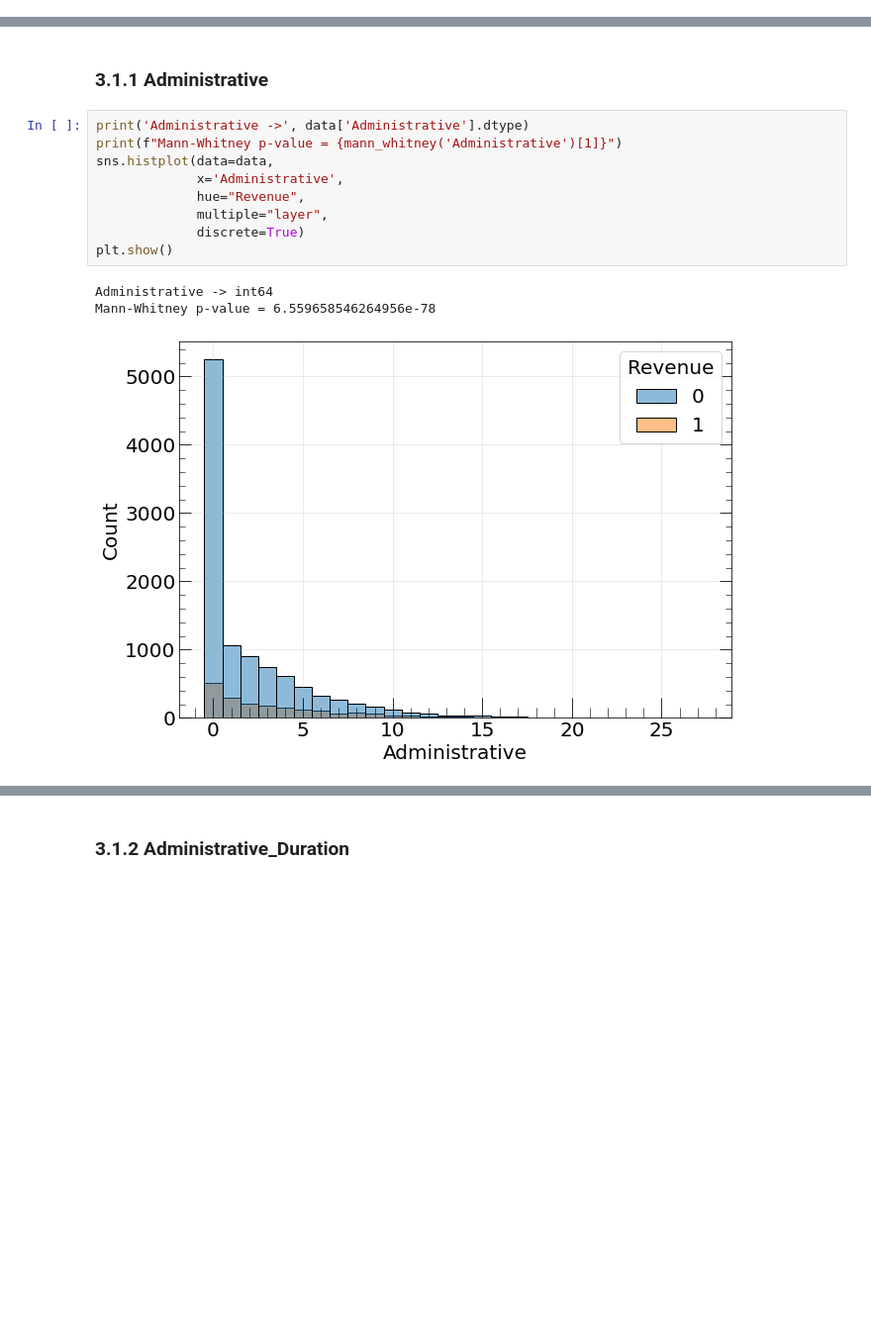
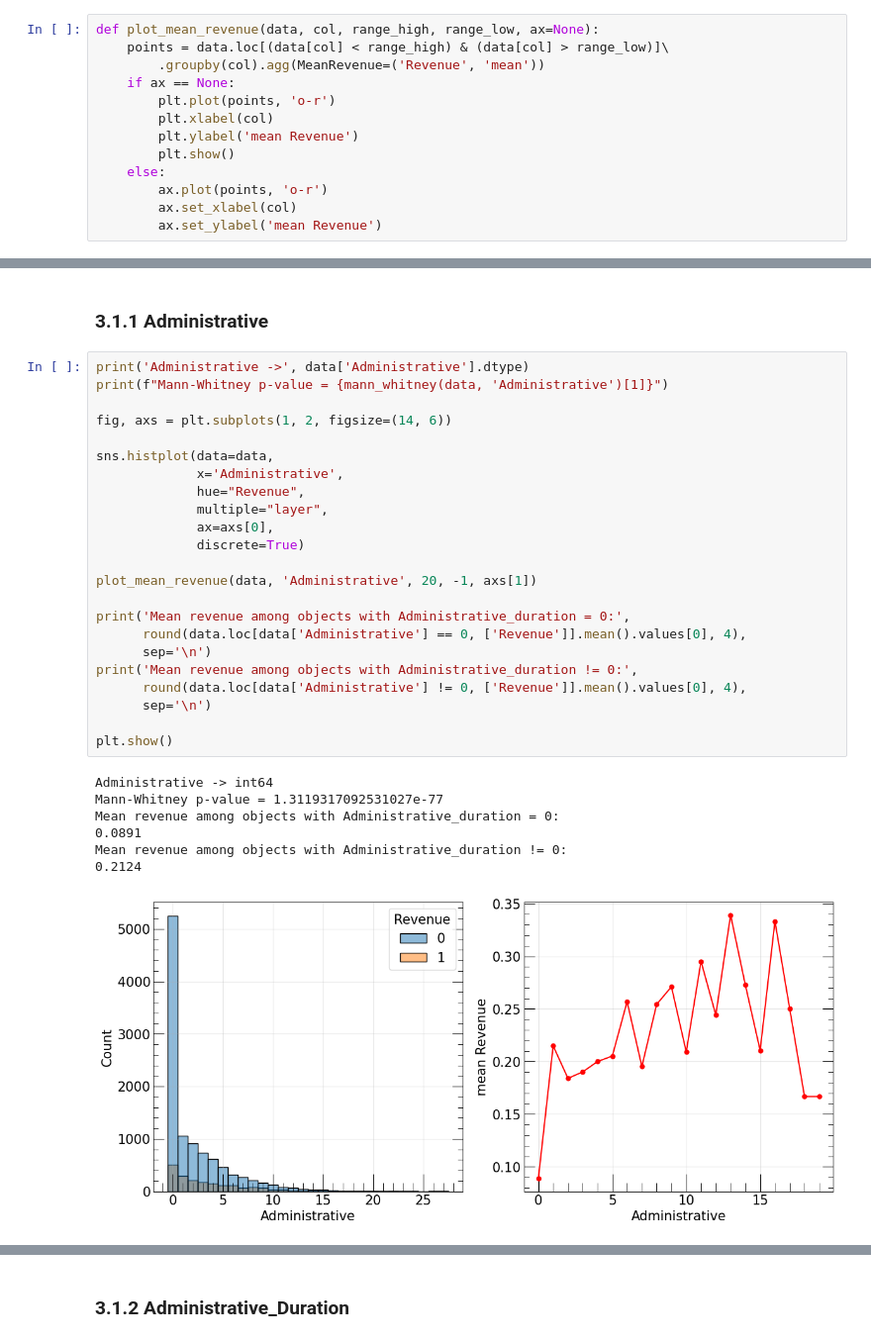
Before and after one commit to Sirnobaka/Online_Shoppers, a Jupyter notebook: Online_Shoppers.ipynb, the cells around one changed output, grey strips where cells are left out. Shown at 99% size. Saved outputs shown, nothing was run; the diff lists cells and outputs as text; blank space fills up the shorter version.

```diff
--- a/Online_Shoppers.ipynb
+++ b/Online_Shoppers.ipynb
@@ -107,0 +144,13 @@ def bin_errors(col, bin_edges, include_zero):
+# %%
+def plot_mean_revenue(data, col, range_high, range_low, ax=None):
+    points = data.loc[(data[col] < range_high) & (data[col] > range_low)]\
+        .groupby(col).agg(MeanRevenue=('Revenue', 'mean'))
+    if ax == None:
+        plt.plot(points, 'o-r')
+        plt.xlabel(col)
+        plt.ylabel('mean Revenue')
+        plt.show()
+    else:
+        ax.plot(points, 'o-r')
+        ax.set_xlabel(col)
+        ax.set_ylabel('mean Revenue')
@@ -319,14 +407,32 @@ Index(['Administrative', 'Administrative_Duration', 'Informational',
 ### 3.1.1 Administrative
 # %%
 print('Administrative ->', data['Administrative'].dtype)
-print(f"Mann-Whitney p-value = {mann_whitney('Administrative')[1]}")
+print(f"Mann-Whitney p-value = {mann_whitney(data, 'Administrative')[1]}")
+
+fig, axs = plt.subplots(1, 2, figsize=(14, 6))
+
 sns.histplot(data=data,
              x='Administrative',
              hue="Revenue",
              multiple="layer",
+             ax=axs[0],
              discrete=True)
+
+plot_mean_revenue(data, 'Administrative', 20, -1, axs[1])
+
+print('Mean revenue among objects with Administrative_duration = 0:',
+      round(data.loc[data['Administrative'] == 0, ['Revenue']].mean().values[0], 4),
+      sep='\n')
+print('Mean revenue among objects with Administrative_duration != 0:',
+      round(data.loc[data['Administrative'] != 0, ['Revenue']].mean().values[0], 4),
+      sep='\n')
+
 plt.show()
 # %% [output]
 Administrative -> int64
-Mann-Whitney p-value = 6.559658546264956e-78
+Mann-Whitney p-value = 1.3119317092531027e-77
+Mean revenue among objects with Administrative_duration = 0:
+0.0891
+Mean revenue among objects with Administrative_duration != 0:
+0.2124
-[figure, old version]
+[figure, new version]
```
Also changed, not shown: parts of 231 cells of this notebook.
